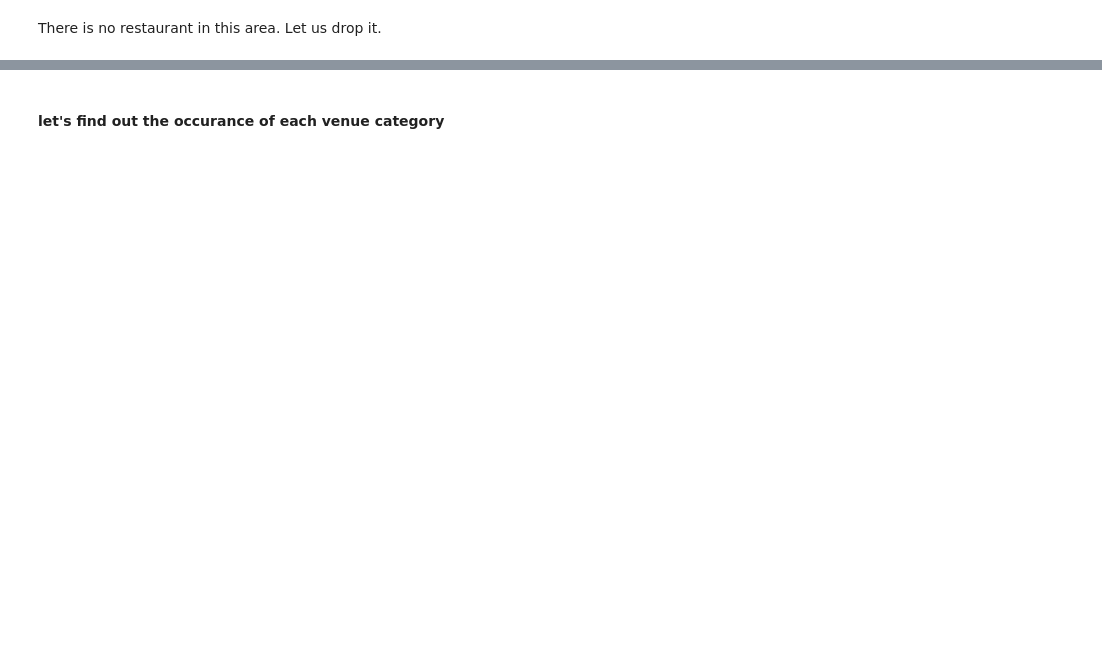
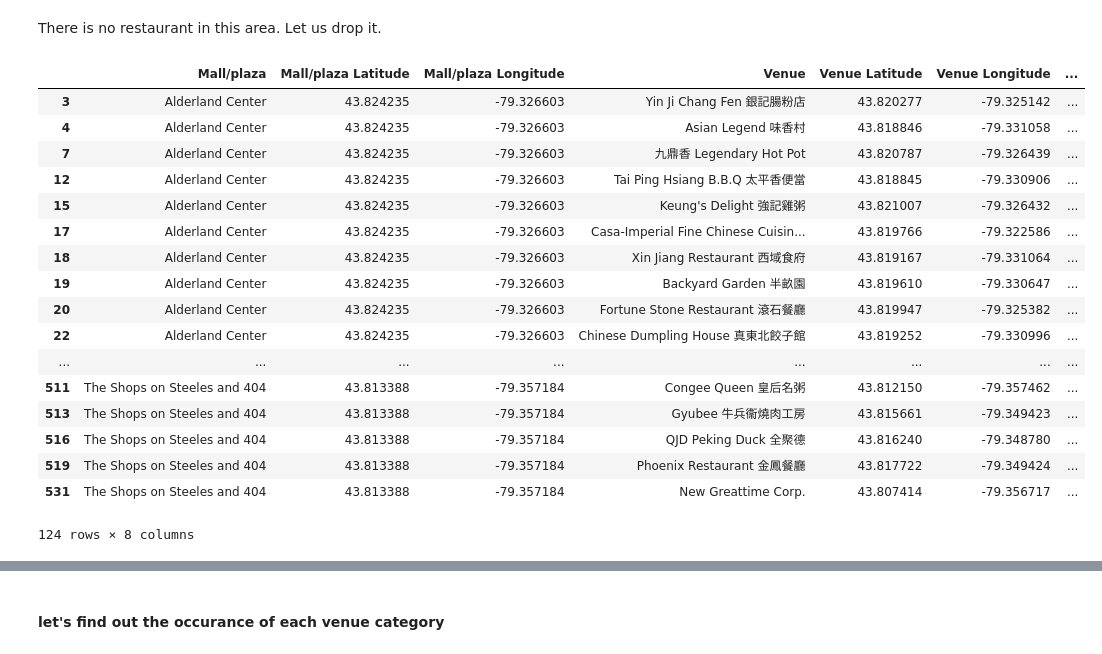
Before and after one commit to kunzaizhao/Coursera_Capstone, a Jupyter notebook: Battle_of_Neighborhoods_project.ipynb, the cells around one changed output, grey strips where cells are left out. Drawn from its saved outputs; the diff is of its cells as text; code cells hidden in the pictures; blank space fills up the shorter version.

```diff
--- a/Battle_of_Neighborhoods_project.ipynb
+++ b/Battle_of_Neighborhoods_project.ipynb
@@ -498,6 +503,27 @@ There is no restaurant in this area. Let us drop it.
 # %%
 markham_venues_mod.drop(index = markham_venues_mod[markham_venues_mod['Mall/plaza'] == 'J-Town'].index, inplace = True)
 markham_venues_mod.reset_index(drop = True, inplace = True)
+# %%
+markham_venues_mod[markham_venues_mod['Venue Category'] == 'Chinese Restaurant']
+# %% [output]
+|  | Mall/plaza | Mall/plaza Latitude | Mall/plaza Longitude | Venue | Venue Latitude | Venue Longitude | ... |
+| 3 | Alderland Center | 43.824235 | -79.326603 | Yin Ji Chang Fen 銀記腸粉店 | 43.820277 | -79.325142 | ... |
+| 4 | Alderland Center | 43.824235 | -79.326603 | Asian Legend 味香村 | 43.818846 | -79.331058 | ... |
+| 7 | Alderland Center | 43.824235 | -79.326603 | 九鼎香 Legendary Hot Pot | 43.820787 | -79.326439 | ... |
+| 12 | Alderland Center | 43.824235 | -79.326603 | Tai Ping Hsiang B.B.Q 太平香便當 | 43.818845 | -79.330906 | ... |
+| 15 | Alderland Center | 43.824235 | -79.326603 | Keung's Delight 強記雞粥 | 43.821007 | -79.326432 | ... |
+| 17 | Alderland Center | 43.824235 | -79.326603 | Casa-Imperial Fine Chinese Cuisin... | 43.819766 | -79.322586 | ... |
+| 18 | Alderland Center | 43.824235 | -79.326603 | Xin Jiang Restaurant 西域食府 | 43.819167 | -79.331064 | ... |
+| 19 | Alderland Center | 43.824235 | -79.326603 | Backyard Garden 半畝園 | 43.819610 | -79.330647 | ... |
+| 20 | Alderland Center | 43.824235 | -79.326603 | Fortune Stone Restaurant 滾石餐廳 | 43.819947 | -79.325382 | ... |
+| 22 | Alderland Center | 43.824235 | -79.326603 | Chinese Dumpling House 真東北餃子館 | 43.819252 | -79.330996 | ... |
+| ... | ... | ... | ... | ... | ... | ... | ... |
+| 511 | The Shops on Steeles and 404 | 43.813388 | -79.357184 | Congee Queen 皇后名粥 | 43.812150 | -79.357462 | ... |
+| 513 | The Shops on Steeles and 404 | 43.813388 | -79.357184 | Gyubee 牛兵衞燒肉工房 | 43.815661 | -79.349423 | ... |
+| 516 | The Shops on Steeles and 404 | 43.813388 | -79.357184 | QJD Peking Duck 全聚德 | 43.816240 | -79.348780 | ... |
+| 519 | The Shops on Steeles and 404 | 43.813388 | -79.357184 | Phoenix Restaurant 金鳳餐廳 | 43.817722 | -79.349424 | ... |
+| 531 | The Shops on Steeles and 404 | 43.813388 | -79.357184 | New Greattime Corp. | 43.807414 | -79.356717 | ... |
+124 rows × 8 columns
 # %%
 # one hot encoding for the venues in Markham
 markham_onehot = pd.get_dummies(markham_venues_mod[['Venue Category']], columns = ['Venue Category'], prefix = "", prefix_sep = "")
```
Also changed, not shown: parts of 29 cells of this notebook.
